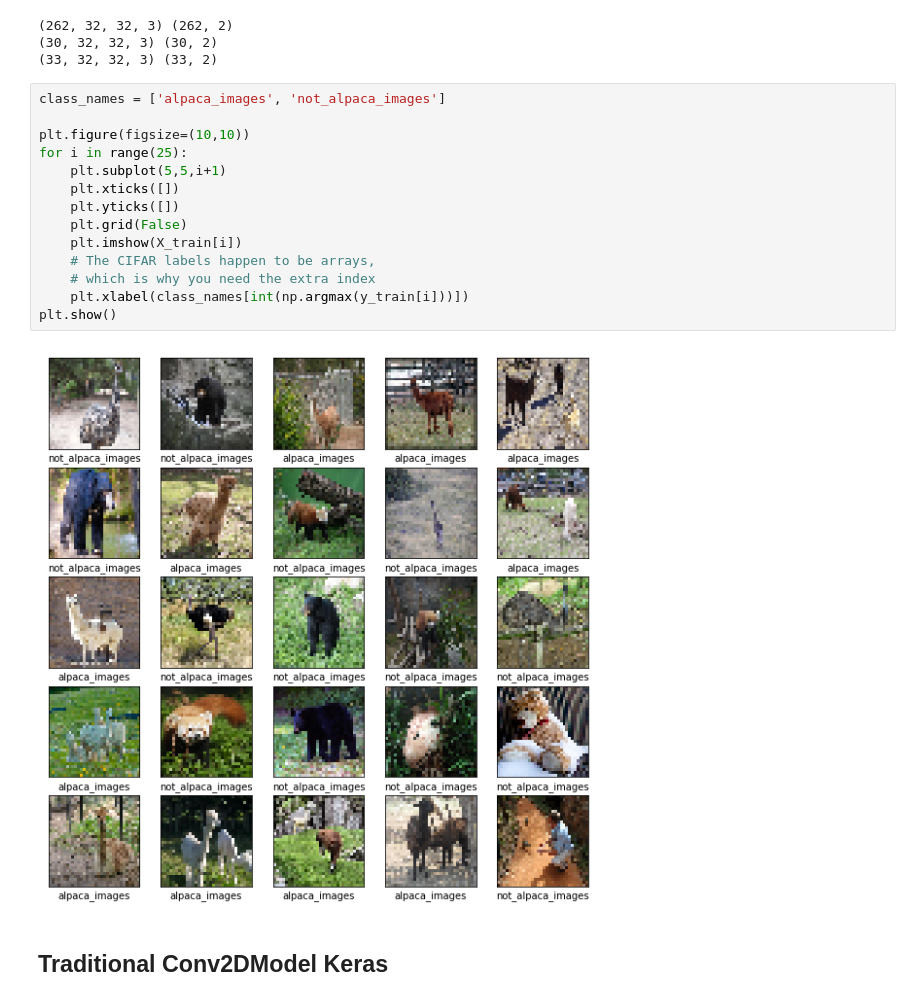
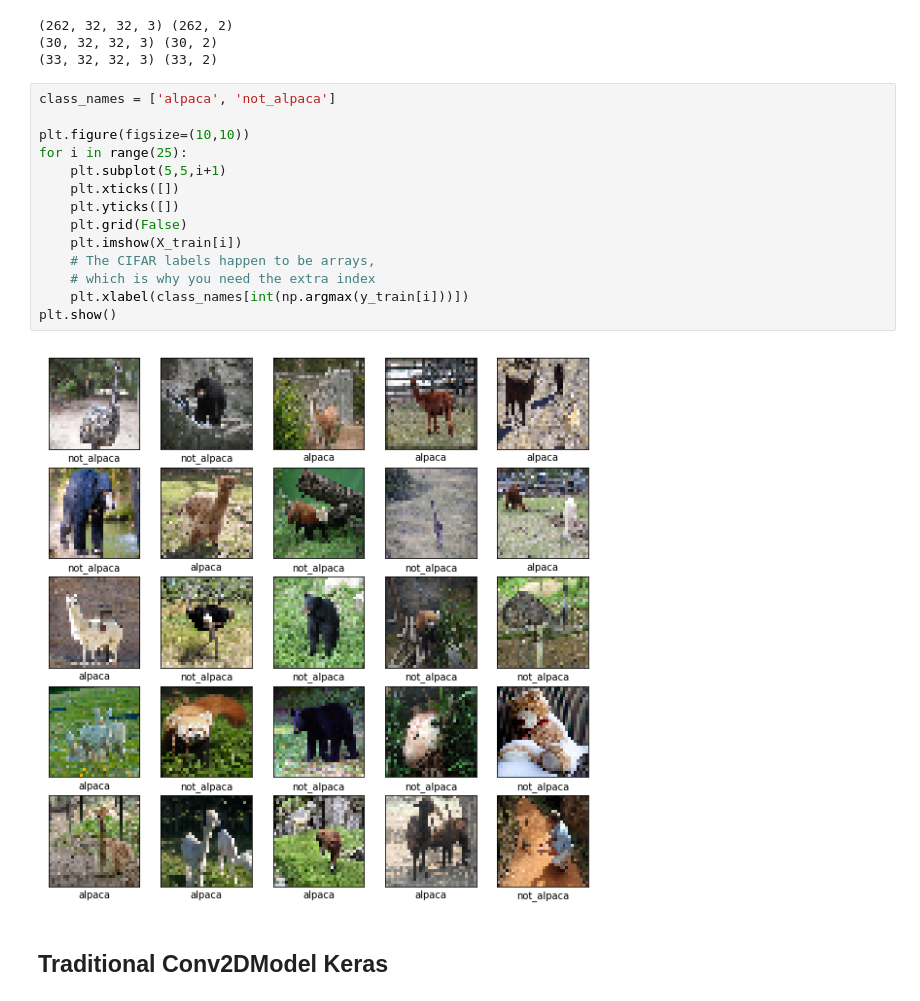
Before and after one commit to Zhejing-Chin/CS_RTAI_Assignment2, a Jupyter notebook: Assignment2_v2_r1.ipynb, the cells around one changed output. Drawn from its saved outputs; the diff is of its cells as text.

```diff
--- a/Assignment2_v2_r1.ipynb
+++ b/Assignment2_v2_r1.ipynb
@@ -84,21 +96,21 @@ print(X_test.shape, y_test.shape)
 (30, 32, 32, 3) (30, 2)
 (33, 32, 32, 3) (33, 2)
 # %%
-class_names = ['alpaca_images', 'not_alpaca_images']
+class_names = ['alpaca', 'not_alpaca']
 
 plt.figure(figsize=(10,10))
 for i in range(25):
     plt.subplot(5,5,i+1)
     plt.xticks([])
     plt.yticks([])
     plt.grid(False)
     plt.imshow(X_train[i])
     # The CIFAR labels happen to be arrays,
     # which is why you need the extra index
     plt.xlabel(class_names[int(np.argmax(y_train[i]))])
 plt.show()
 # %% [output]
-[figure, old version]
+[figure, new version]
 # %% [markdown]
 ## Traditional Conv2DModel Keras
 # %%
```
Also changed, not shown: parts of 36 cells of this notebook.
